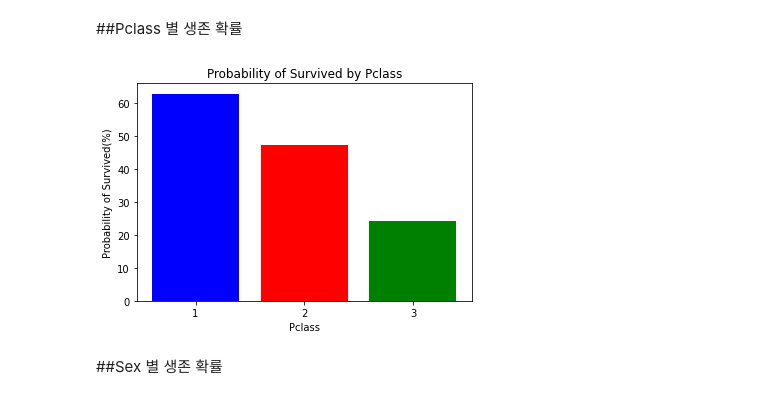
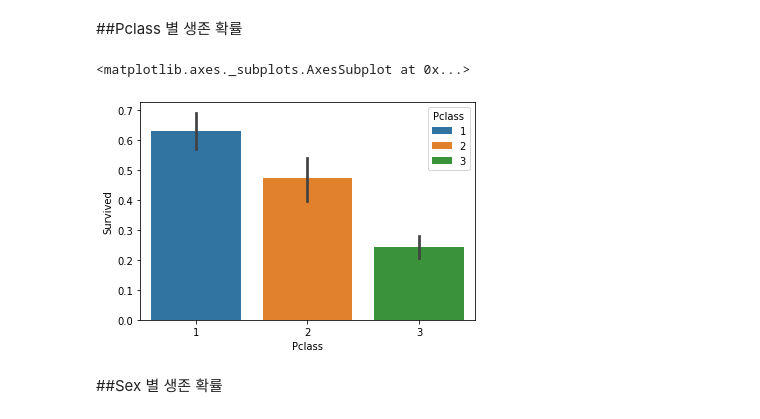
Before and after one commit to sexymonster/Test, a Jupyter notebook: kaggle_Titanic.ipynb, the cells around one changed output. Cells and saved outputs as stored; diff of their text form; code cells hidden in the pictures.

```diff
--- a/kaggle_Titanic.ipynb
+++ b/kaggle_Titanic.ipynb
@@ -134,0 +138,11 @@ trd.head(10)
+# %%
+for i in range(891):
+  if trd.loc[i,"Age"] <=6:
+    trd.loc[i,"Age"] = "Child(0~6)"
+  elif 6 < trd.loc[i,"Age"] <=18:
+    trd.loc[i,"Age"] = "Student(6~18)"
+  elif 18 < trd.loc[i,"Age"] <=60:
+    trd.loc[i,"Age"] = "Adult(18~60)"
+  elif 60 < trd.loc[i,"Age"]:
+    trd.loc[i,"Age"] = "Aged(60~)"
+trd.head()
@@ -165,37 +186,10 @@ memory usage: 76.7+ KB
 #데이터 시각화
 # %% [markdown]
 ##Pclass 별 생존 확률
-# %%
-trd = trd.astype({"Pclass":"str"})
-sur_1 = 0
-sur_2 = 0
-sur_3 = 0
-dead_1 = 0
-dead_2 = 0
-dead_3 = 0
-for i in range(891):
-  if trd.loc[i,"Survived"] == 1:
-    if trd.loc[i,"Pclass"] == "1":
-      sur_1 += 1
-    elif trd.loc[i,"Pclass"] == "2":
-      sur_2 += 1
-    elif trd.loc[i,"Pclass"] == "3":
-      sur_3 += 1
-  if trd.loc[i,"Survived"] == 0:
-    if trd.loc[i,"Pclass"] == "1":
-      dead_1 += 1
-    elif trd.loc[i,"Pclass"] == "2":
-      dead_2 += 1
-    elif trd.loc[i,"Pclass"] == "3":
-      dead_3 += 1
-x = ["1","2","3"]
-y = [sur_1/(sur_1+dead_1)*100,sur_2/(sur_2+dead_2)*100,sur_3/(sur_3+dead_3)*100]
-plt.bar(x,y,color=["b","r","g"])
-plt.title("Probability of Survived by Pclass")
-plt.xlabel("Pclass")
-plt.ylabel("Probability of Survived(%)")
-plt.show()
-# %% [output]
-[figure, removed]
+# %%
+sns.barplot(x=trd["Pclass"], y=trd["Survived"], hue=trd["Pclass"], dodge=False)
+# %% [output]
+<matplotlib.axes._subplots.AxesSubplot at 0x...>
+[figure, added]
 # %% [markdown]
 ##Sex 별 생존 확률
```
Also changed, not shown: parts of 19 cells of this notebook.
